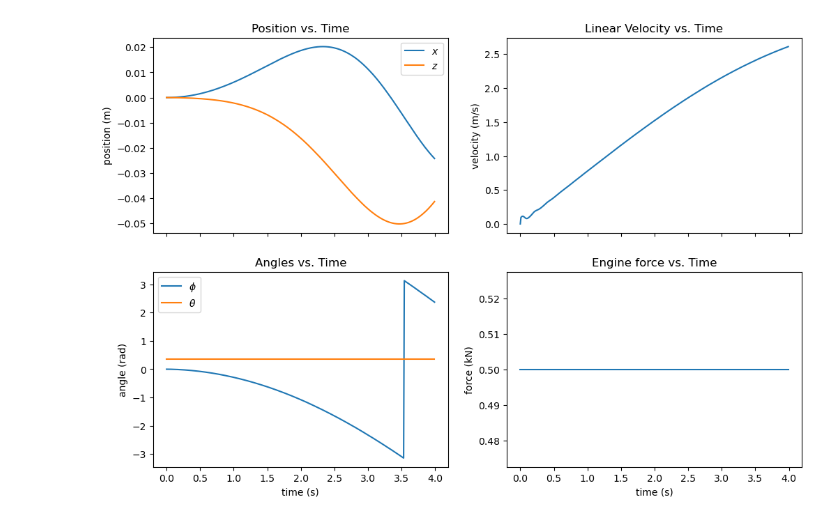
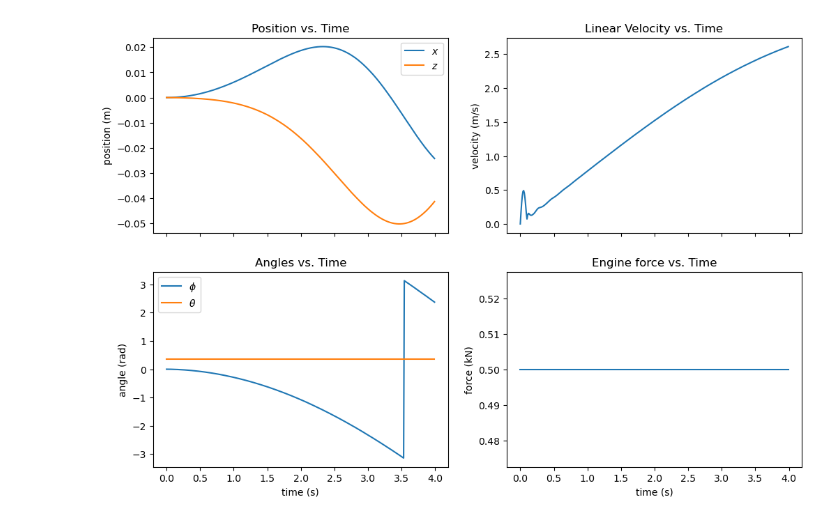
Before and after one commit to KylerLimata/hybrid-control-car, a Jupyter notebook: nonlinearIOsys.ipynb, the cells around one changed output. Saved outputs shown, nothing was run; the diff lists cells and outputs as text; code cells hidden in the pictures.

Commit message:
Attempt to use simulation history

```diff
--- a/nonlinearIOsys.ipynb
+++ b/nonlinearIOsys.ipynb
@@ -30,11 +30,11 @@ sim.create_floor()
 hz = 100 # Timesteps per second
 upm = 100 # Units per meter
 
-def simulate(sim: CarSimulation, engine_force: float, steering_angle: float):
+def simulate(sim: CarSimulation, tstep: int, engine_force: float, steering_angle: float):
     # Convert force to kg*units/timestep^2
     engine_force = engine_force*1000*(hz/upm**2)
 
-    state, colliding, checkpoint, finish = sim.step(engine_force, steering_angle)
+    state, colliding, checkpoint, finish = sim.step(tstep, engine_force, steering_angle)
     state = np.array(state)
     # Convert units
     state[0] = state[0]/upm # x
@@ -53,7 +53,7 @@ def generate_training_data(sim: CarSimulation, rotation: float, nsamples, nstate
     for n in range(nsamples):
         engine_force = inputs[n, 0]
         steering_angle = inputs[n, 1]
-        state, _, _, _ = simulate(sim, engine_force, steering_angle)
+        state, _, _, _ = simulate(sim, n, engine_force, steering_angle)
         data[n, :] = x0
         x0 = state[:5]
 
@@ -77,34 +77,34 @@ def plot_data(t, state, input):
     axs[0].set_ylabel("position (m)")
     axs[0].legend()
 
     axs[1].plot(t, v)
     axs[1].set_title("Linear Velocity vs. Time")
     axs[1].set_ylabel("velocity (m/s)")
 
     axs[2].plot(t, phi, label=r'$\phi$')
     axs[2].plot(t, theta, label=r"$\theta$")
     axs[2].set_title("Angles vs. Time")
     axs[2].set_xlabel("time (s)")
     axs[2].set_ylabel("angle (rad)")
     axs[2].legend()
 
     axs[3].plot(t, Fe)
     axs[3].set_title("Engine force vs. Time")
     axs[3].set_xlabel("time (s)")
     axs[3].set_ylabel("force (kN)")
 
 nsteps_test = hz*4
 t_test = np.linspace(0, nsteps_test - 1, nsteps_test)
 test_inputs = np.array([
     0.5*np.ones(nsteps_test),
     0.35*np.ones(nsteps_test)
 ]).T
 test_states = generate_training_data(sim, 0.0, nsteps_test, nstates, test_inputs)
 t_test_seconds = t_test/hz
 
 plot_data(t_test_seconds, test_states, test_inputs)
 # %% [output]
-[figure, old version]
+[figure, new version]
 # %%
 sim.reset_car(0.0)
 
```
Also changed, not shown: parts of 1 cell of this notebook.
